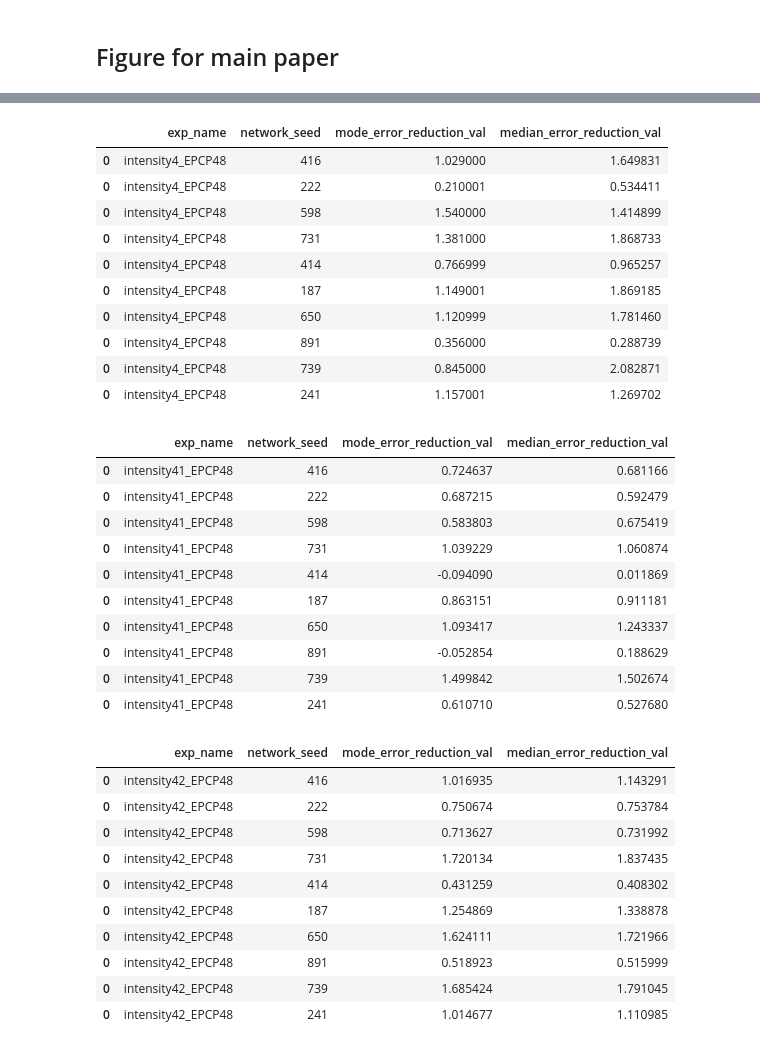
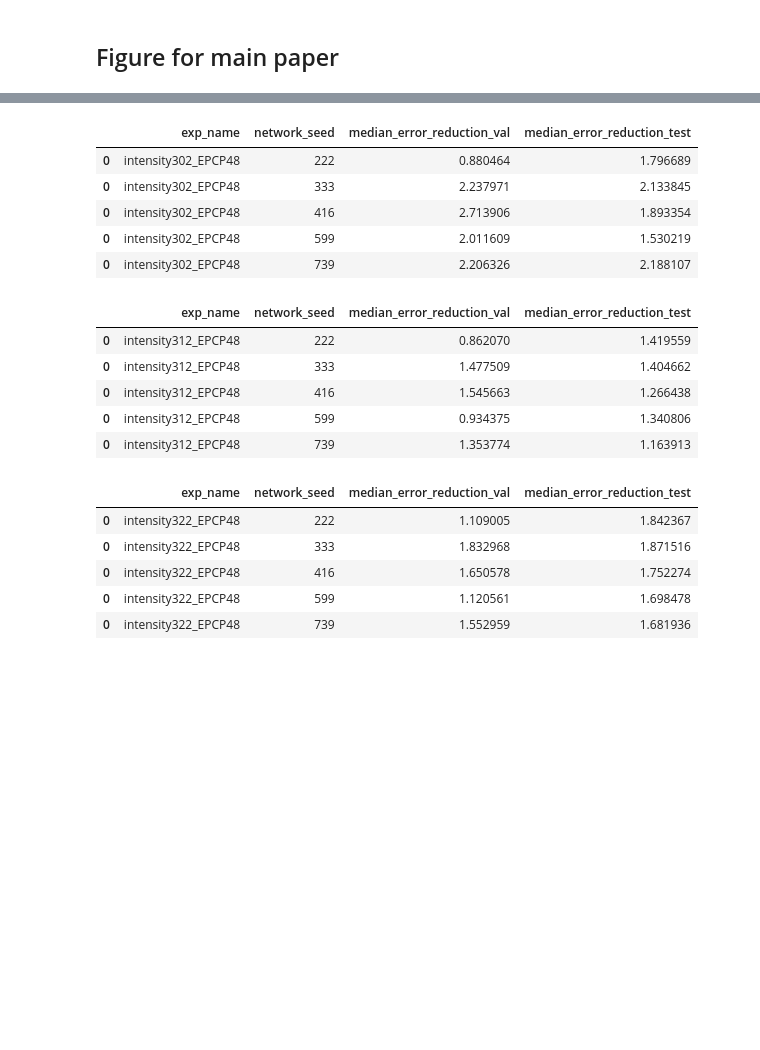
Before and after one commit to eabarnes1010/hurricane_uqcomparisons, a Jupyter notebook: _plot_uqMetrics.ipynb, the cells around one changed output, grey strips where cells are left out. Saved outputs shown, nothing was run; the diff lists cells and outputs as text; code cells hidden in the pictures; blank space fills up the shorter version.

```diff
--- a/_plot_uqMetrics.ipynb
+++ b/_plot_uqMetrics.ipynb
@@ -94,7 +96,7 @@ for exp_name in EXP_NAME_LIST:
 
     # set testing data
     if settings["test_condition"] == "leave-one-out":
-        TESTING_YEARS_LIST = np.arange(2013,2022)
+        TESTING_YEARS_LIST = np.arange(2020,2021)
     elif settings["test_condition"] == "years":
         TESTING_YEARS_LIST = (np.copy(settings["years_test"]))
     else:
@@ -129,4 +131,13 @@ for exp_name in EXP_NAME_LIST:
             # df['basin_lead'] = exp_name[exp_name.rfind('_')+1:]
 
             df_metrics = pd.concat([df_metrics,df])
-df_metrics
+# get best validation results
+idx = df_metrics.groupby(['exp_name', 'testing_years'], sort=False)['median_error_reduction_val'].transform(max) == df_metrics['median_error_reduction_val']
+df_metrics_bestval = df_metrics[idx]
+
+BEST_VAL_ONLY = False
+if BEST_VAL_ONLY:
+    print("**plotting only the best seed for validation error reductions**")
+    df_metrics = df_metrics[idx]
+
+# df_metrics
@@ -229,42 +222,27 @@ for x_axis in x_axis_list:
 # %%
 for exp_name in df_metrics["exp_name"].unique():
     df_show = df_metrics.loc[df_metrics["exp_name"]==exp_name][["exp_name",
                                                                 "network_seed",
-                                                                "mode_error_reduction_val",
                                                                 "median_error_reduction_val",
+                                                                "median_error_reduction_test",
                                                                ]]
     display(df_show)
 # %% [output]
-|  | exp_name | network_seed | mode_error_reduction_val | median_error_reduction_val |
-| 0 | intensity4_EPCP48 | 416 | 1.029000 | 1.649831 |
-| 0 | intensity4_EPCP48 | 222 | 0.210001 | 0.534411 |
-| 0 | intensity4_EPCP48 | 598 | 1.540000 | 1.414899 |
-| 0 | intensity4_EPCP48 | 731 | 1.381000 | 1.868733 |
-| 0 | intensity4_EPCP48 | 414 | 0.766999 | 0.965257 |
-| 0 | intensity4_EPCP48 | 187 | 1.149001 | 1.869185 |
-| 0 | intensity4_EPCP48 | 650 | 1.120999 | 1.781460 |
-| 0 | intensity4_EPCP48 | 891 | 0.356000 | 0.288739 |
-| 0 | intensity4_EPCP48 | 739 | 0.845000 | 2.082871 |
-| 0 | intensity4_EPCP48 | 241 | 1.157001 | 1.269702 |
+|  | exp_name | network_seed | median_error_reduction_val | median_error_reduction_test |
+| 0 | intensity302_EPCP48 | 222 | 0.880464 | 1.796689 |
+| 0 | intensity302_EPCP48 | 333 | 2.237971 | 2.133845 |
+| 0 | intensity302_EPCP48 | 416 | 2.713906 | 1.893354 |
+| 0 | intensity302_EPCP48 | 599 | 2.011609 | 1.530219 |
+| 0 | intensity302_EPCP48 | 739 | 2.206326 | 2.188107 |
-|  | exp_name | network_seed | mode_error_reduction_val | median_error_reduction_val |
-| 0 | intensity41_EPCP48 | 416 | 0.724637 | 0.681166 |
-| 0 | intensity41_EPCP48 | 222 | 0.687215 | 0.592479 |
-| 0 | intensity41_EPCP48 | 598 | 0.583803 | 0.675419 |
-| 0 | intensity41_EPCP48 | 731 | 1.039229 | 1.060874 |
-| 0 | intensity41_EPCP48 | 414 | -0.094090 | 0.011869 |
-| 0 | intensity41_EPCP48 | 187 | 0.863151 | 0.911181 |
-| 0 | intensity41_EPCP48 | 650 | 1.093417 | 1.243337 |
-| 0 | intensity41_EPCP48 | 891 | -0.052854 | 0.188629 |
-| 0 | intensity41_EPCP48 | 739 | 1.499842 | 1.502674 |
-| 0 | intensity41_EPCP48 | 241 | 0.610710 | 0.527680 |
+|  | exp_name | network_seed | median_error_reduction_val | median_error_reduction_test |
+| 0 | intensity312_EPCP48 | 222 | 0.862070 | 1.419559 |
+| 0 | intensity312_EPCP48 | 333 | 1.477509 | 1.404662 |
+| 0 | intensity312_EPCP48 | 416 | 1.545663 | 1.266438 |
+| 0 | intensity312_EPCP48 | 599 | 0.934375 | 1.340806 |
+| 0 | intensity312_EPCP48 | 739 | 1.353774 | 1.163913 |
-|  | exp_name | network_seed | mode_error_reduction_val | median_error_reduction_val |
-| 0 | intensity42_EPCP48 | 416 | 1.016935 | 1.143291 |
-| 0 | intensity42_EPCP48 | 222 | 0.750674 | 0.753784 |
-| 0 | intensity42_EPCP48 | 598 | 0.713627 | 0.731992 |
-| 0 | intensity42_EPCP48 | 731 | 1.720134 | 1.837435 |
-| 0 | intensity42_EPCP48 | 414 | 0.431259 | 0.408302 |
-| 0 | intensity42_EPCP48 | 187 | 1.254869 | 1.338878 |
-| 0 | intensity42_EPCP48 | 650 | 1.624111 | 1.721966 |
-| 0 | intensity42_EPCP48 | 891 | 0.518923 | 0.515999 |
-| 0 | intensity42_EPCP48 | 739 | 1.685424 | 1.791045 |
-| 0 | intensity42_EPCP48 | 241 | 1.014677 | 1.110985 |
+|  | exp_name | network_seed | median_error_reduction_val | median_error_reduction_test |
+| 0 | intensity322_EPCP48 | 222 | 1.109005 | 1.842367 |
+| 0 | intensity322_EPCP48 | 333 | 1.832968 | 1.871516 |
+| 0 | intensity322_EPCP48 | 416 | 1.650578 | 1.752274 |
+| 0 | intensity322_EPCP48 | 599 | 1.120561 | 1.698478 |
+| 0 | intensity322_EPCP48 | 739 | 1.552959 | 1.681936 |
```
Also changed, not shown: parts of 3 cells of this notebook, 9 other files.
